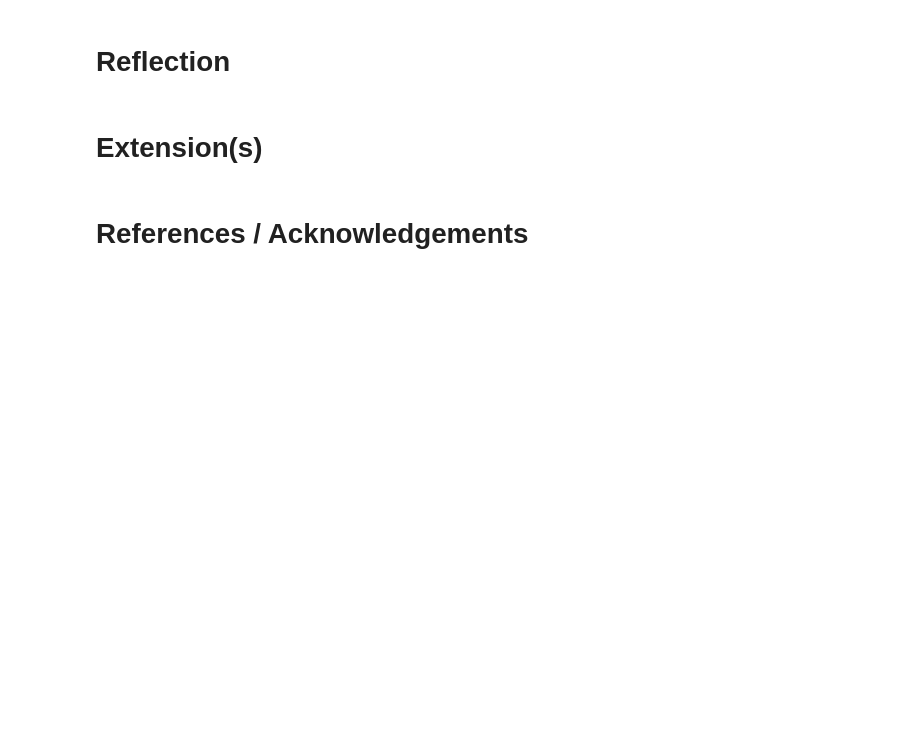
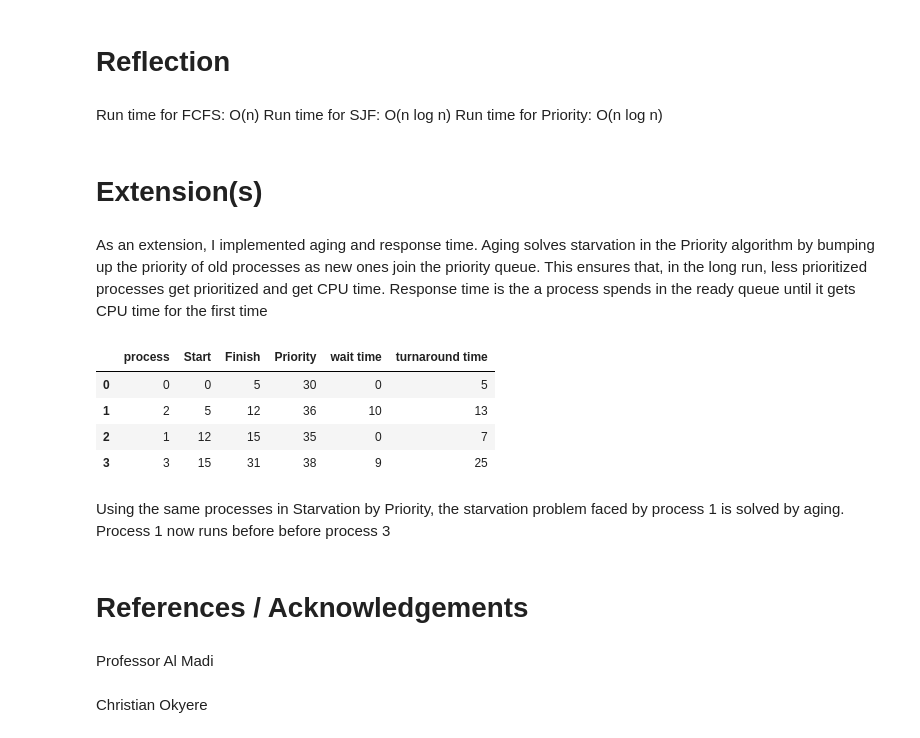
Before and after one commit to al-jisal/CS337-OperatingSystems, a Jupyter notebook: Project01/Scheduling_Analyses.ipynb, the cells around one changed output. Saved outputs shown, nothing was run; the diff lists cells and outputs as text; code cells hidden in the pictures; blank space fills up the shorter version.

```diff
--- a/Project01/Scheduling_Analyses.ipynb
+++ b/Project01/Scheduling_Analyses.ipynb
@@ -247,4 +353,10 @@ SJF has an average turnaround time of 223.57 on the 100 processes
 # %% [markdown]
 # Reflection
+# %% [markdown]
+Run time for FCFS: O(n)
+Run time for SJF: O(n log n)
+Run time for Priority: O(n log n)
 # %% [markdown]
 # Extension(s)
+# %% [markdown]
+As an extension, I implemented aging and response time. Aging solves starvation in the Priority algorithm by bumping up the priority of old processes as new ones join the priority queue. This ensures that, in the long run, less prioritized processes get prioritized and get CPU time. Response time is the a process spends in the ready queue until it gets CPU time for the first time
@@ -250,0 +381,9 @@ SJF has an average turnaround time of 223.57 on the 100 processes
+# %%
+df = pd.read_csv("aging_test.csv")
+df.head()
+# %% [output]
+|  | process | Start | Finish | Priority | wait time | turnaround time |
+| 0 | 0 | 0 | 5 | 30 | 0 | 5 |
+| 1 | 2 | 5 | 12 | 36 | 10 | 13 |
+| 2 | 1 | 12 | 15 | 35 | 0 | 7 |
+| 3 | 3 | 15 | 31 | 38 | 9 | 25 |
@@ -251,2 +398,8 @@ SJF has an average turnaround time of 223.57 on the 100 processes
+# %% [markdown]
+Using the same processes in Starvation by Priority, the starvation problem faced by process 1 is solved by aging. Process 1 now runs before before process 3
 # %% [markdown]
 # References / Acknowledgements
+# %% [markdown]
+Professor Al Madi
+# %% [markdown]
+Christian Okyere
```
Also changed, not shown: parts of 36 cells of this notebook, 12 other files.
